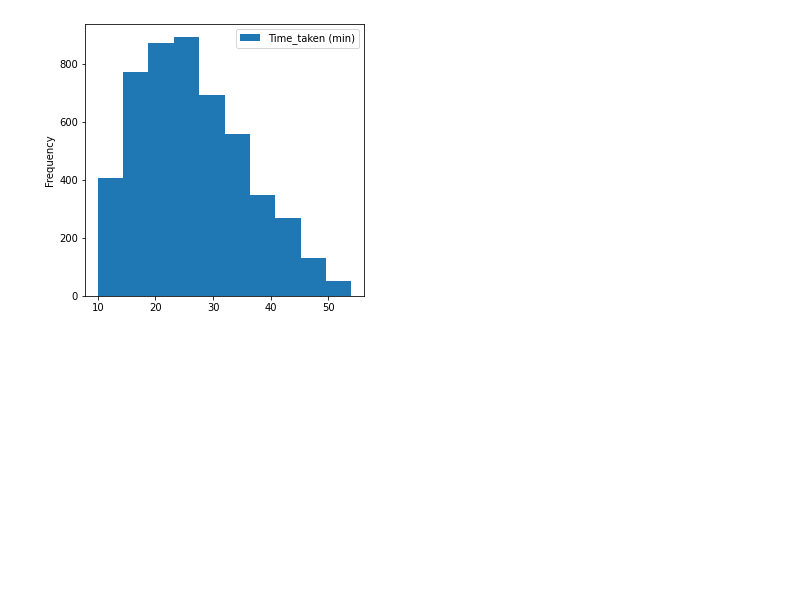
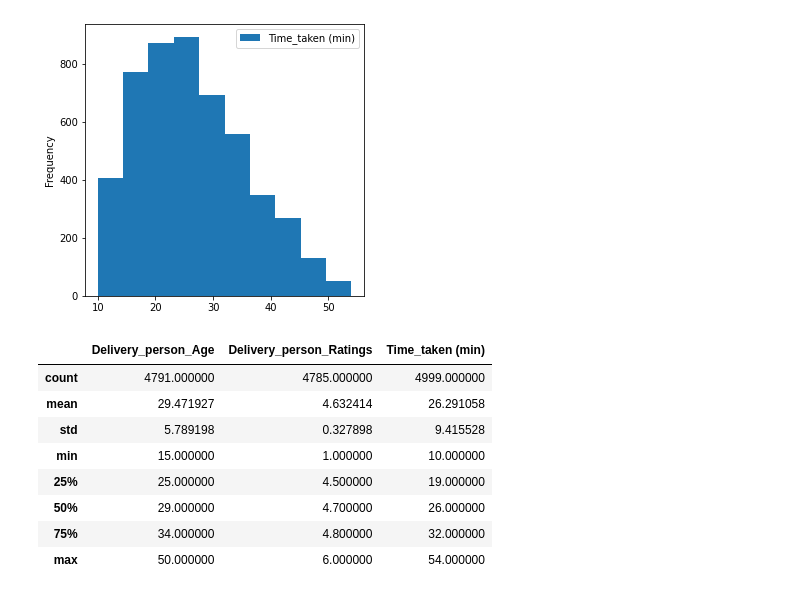
Before and after one commit to Gowtham-Sivam/Amazon_ML_Challenge, a Jupyter notebook: Amazon_EDA_Food_Delivery.ipynb, the cells around one changed output. Cells and saved outputs as stored; diff of their text form; code cells hidden in the pictures; blank space fills up the shorter version.

```diff
--- a/Amazon_EDA_Food_Delivery.ipynb
+++ b/Amazon_EDA_Food_Delivery.ipynb
@@ -208,2 +213,14 @@ mp.show()
 # %% [output]
 [figure]
+# %%
+df.describe()
+# %% [output]
+|  | Delivery_person_Age | Delivery_person_Ratings | Time_taken (min) |
+| count | 4791.000000 | 4785.000000 | 4999.000000 |
+| mean | 29.471927 | 4.632414 | 26.291058 |
+| std | 5.789198 | 0.327898 | 9.415528 |
+| min | 15.000000 | 1.000000 | 10.000000 |
+| 25% | 25.000000 | 4.500000 | 19.000000 |
+| 50% | 29.000000 | 4.700000 | 26.000000 |
+| 75% | 34.000000 | 4.800000 | 32.000000 |
+| max | 50.000000 | 6.000000 | 54.000000 |
```
Also changed, not shown: parts of 5 cells of this notebook.
